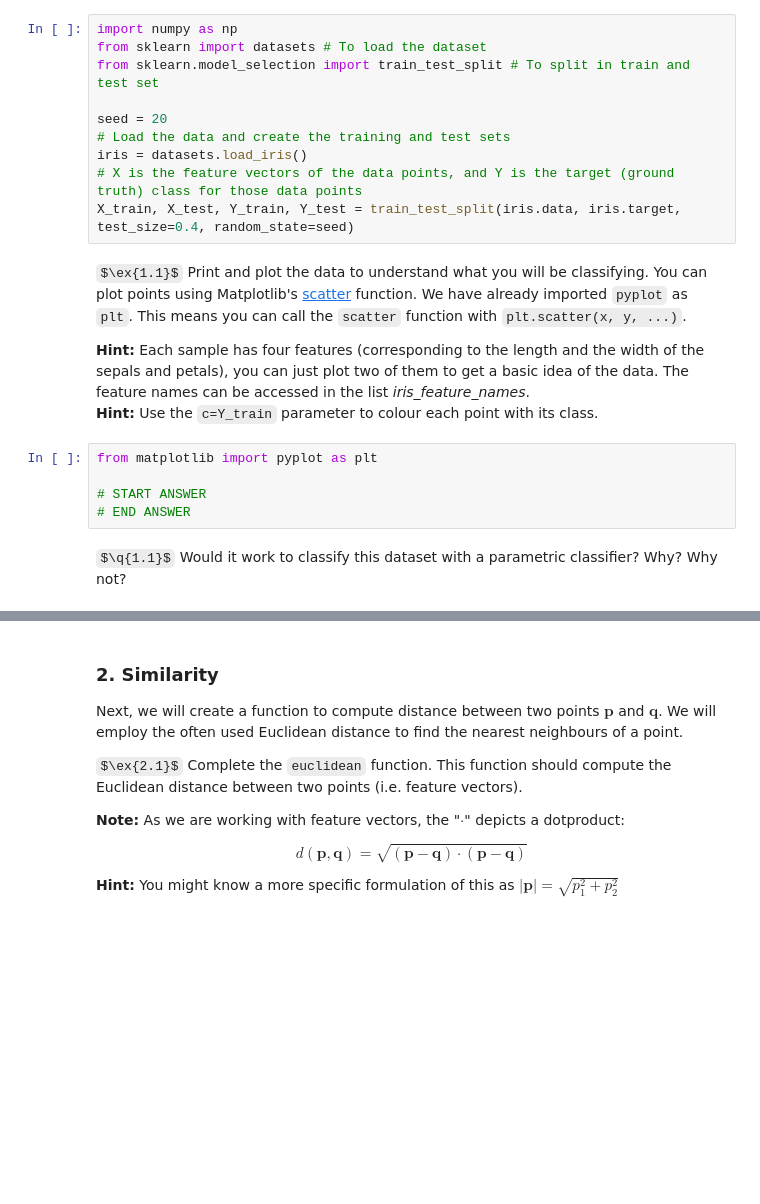
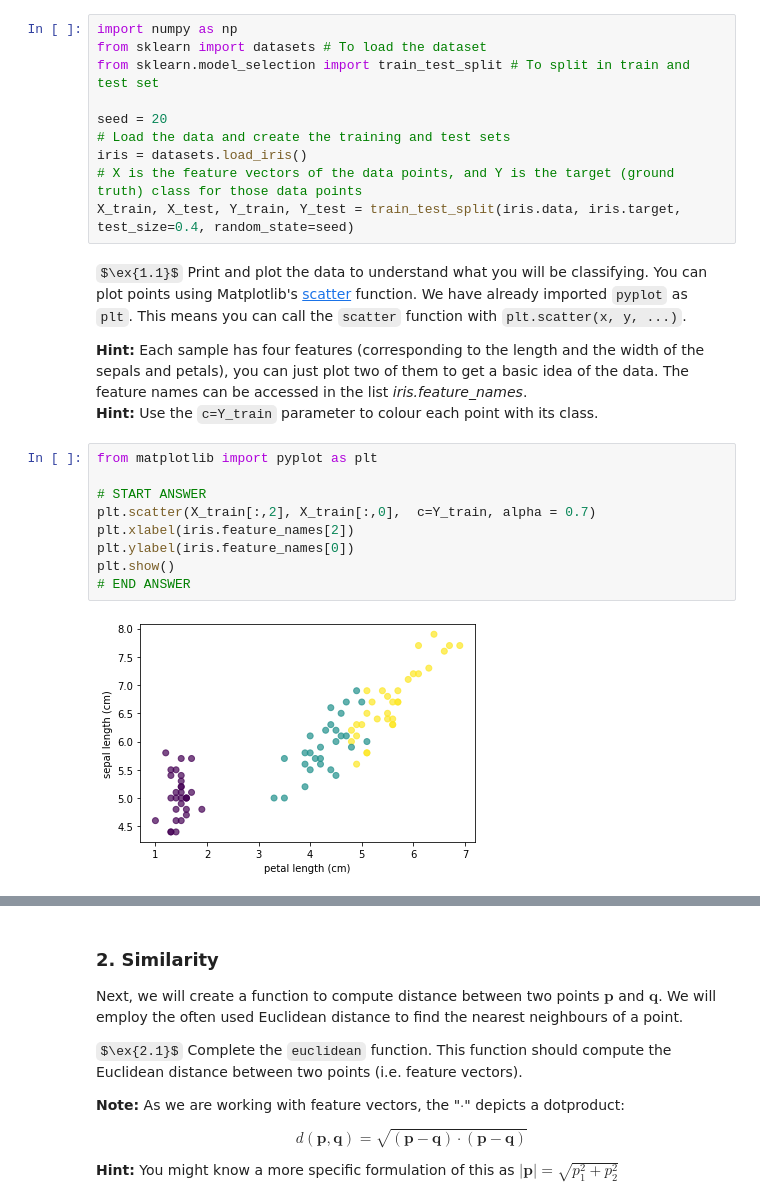
Before and after one commit to ndomitus/Python-ML, a Jupyter notebook: Lab 3 - Non-Parametric K-NN/nonparametric_classifiers_student.ipynb, the cells around one changed output, grey strips where cells are left out. Drawn from its saved outputs; the diff is of its cells as text; some formulas as TeX source; blank space fills up the shorter version.

```diff
--- a/Lab 3 - Non-Parametric K-NN/nonparametric_classifiers_student.ipynb
+++ b/Lab 3 - Non-Parametric K-NN/nonparametric_classifiers_student.ipynb
@@ -41,12 +41,16 @@ X_train, X_test, Y_train, Y_test = train_test_split(iris.data, iris.target, test
 # %% [markdown]
 $\ex{1.1}$ Print and plot the data to understand what you will be classifying. You can plot points using Matplotlib's [scatter](https://matplotlib.org/3.1.0/api/_as_gen/matplotlib.pyplot.scatter.html) function. We have already imported `pyplot` as `plt`. This means you can call the `scatter` function with `plt.scatter(x, y, ...)`.
 
-__Hint:__ Each sample has four features (corresponding to the length and the width of the sepals and petals), you can just plot two of them to get a basic idea of the data. The feature names can be accessed in the list *iris_feature_names*.<br>
+__Hint:__ Each sample has four features (corresponding to the length and the width of the sepals and petals), you can just plot two of them to get a basic idea of the data. The feature names can be accessed in the list *iris.feature_names*.<br>
 __Hint:__ Use the `c=Y_train` parameter to colour each point with its class.
 # %%
 from matplotlib import pyplot as plt
 
 # START ANSWER
+plt.scatter(X_train[:,2], X_train[:,0],  c=Y_train, alpha = 0.7)
+plt.xlabel(iris.feature_names[2])
+plt.ylabel(iris.feature_names[0])
+plt.show()
 # END ANSWER
+# %% [output]
+[figure, added]
-# %% [markdown]
-$\q{1.1}$ Would it work to classify this dataset with a parametric classifier? Why? Why not?
```
Also changed, not shown: parts of 16 cells of this notebook.
